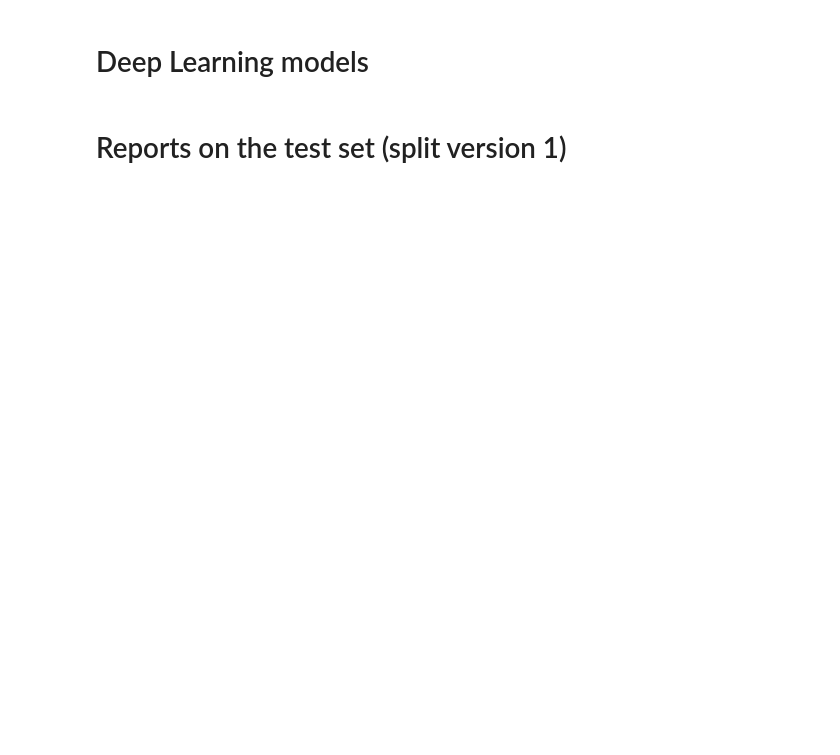
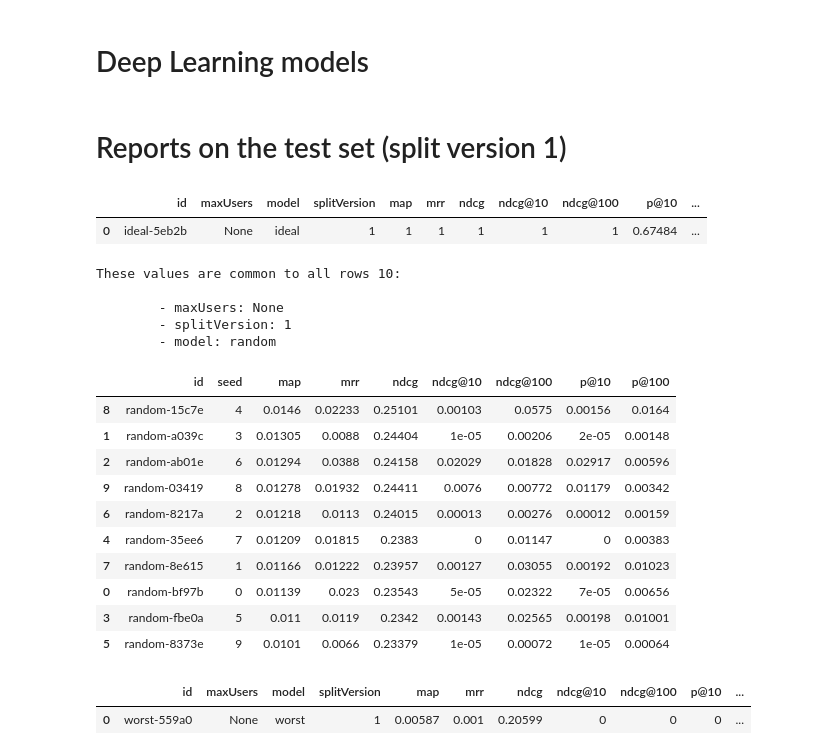
Before and after one commit to arthur-gallois/Twinews-adapted, a Jupyter notebook: twinews/evaluation/hjreport.ipynb, the cells around one changed output. Drawn from its saved outputs; the diff is of its cells as text; code cells hidden in the pictures; blank space fills up the shorter version.

```diff
--- a/twinews/evaluation/hjreport.ipynb
+++ b/twinews/evaluation/hjreport.ipynb
@@ -356,6 +120,31 @@ These values are common to all rows:
 # Reports on the test set (split version 1)
 # %%
 splitVersion = 1
+# %%
+report = printReport(splitVersion=splitVersion, model='ideal')
+report = printReport(splitVersion=splitVersion, model='random')
+report = printReport(splitVersion=splitVersion, model='worst')
+# %% [output]
+|  | id | maxUsers | model | splitVersion | map | mrr | ndcg | ndcg@10 | ndcg@100 | p@10 | ... |
+| 0 | ideal-5eb2b | None | ideal | 1 | 1 | 1 | 1 | 1 | 1 | 0.67484 | ... |
+These values are common to all rows 10:
+
+        - maxUsers: None
+        - splitVersion: 1
+        - model: random
+|  | id | seed | map | mrr | ndcg | ndcg@10 | ndcg@100 | p@10 | p@100 |
+| 8 | random-15c7e | 4 | 0.0146 | 0.02233 | 0.25101 | 0.00103 | 0.0575 | 0.00156 | 0.0164 |
+| 1 | random-a039c | 3 | 0.01305 | 0.0088 | 0.24404 | 1e-05 | 0.00206 | 2e-05 | 0.00148 |
+| 2 | random-ab01e | 6 | 0.01294 | 0.0388 | 0.24158 | 0.02029 | 0.01828 | 0.02917 | 0.00596 |
+| 9 | random-03419 | 8 | 0.01278 | 0.01932 | 0.24411 | 0.0076 | 0.00772 | 0.01179 | 0.00342 |
+| 6 | random-8217a | 2 | 0.01218 | 0.0113 | 0.24015 | 0.00013 | 0.00276 | 0.00012 | 0.00159 |
+| 4 | random-35ee6 | 7 | 0.01209 | 0.01815 | 0.2383 | 0 | 0.01147 | 0 | 0.00383 |
+| 7 | random-8e615 | 1 | 0.01166 | 0.01222 | 0.23957 | 0.00127 | 0.03055 | 0.00192 | 0.01023 |
+| 0 | random-bf97b | 0 | 0.01139 | 0.023 | 0.23543 | 5e-05 | 0.02322 | 7e-05 | 0.00656 |
+| 3 | random-fbe0a | 5 | 0.011 | 0.0119 | 0.2342 | 0.00143 | 0.02565 | 0.00198 | 0.01001 |
+| 5 | random-8373e | 9 | 0.0101 | 0.0066 | 0.23379 | 1e-05 | 0.00072 | 1e-05 | 0.00064 |
+|  | id | maxUsers | model | splitVersion | map | mrr | ndcg | ndcg@10 | ndcg@100 | p@10 | ... |
+| 0 | worst-559a0 | None | worst | 1 | 0.00587 | 0.001 | 0.20599 | 0 | 0 | 0 | ... |
 # %%
 report = printReport\
 (
```
Also changed, not shown: parts of 21 cells of this notebook, 4 other files.
